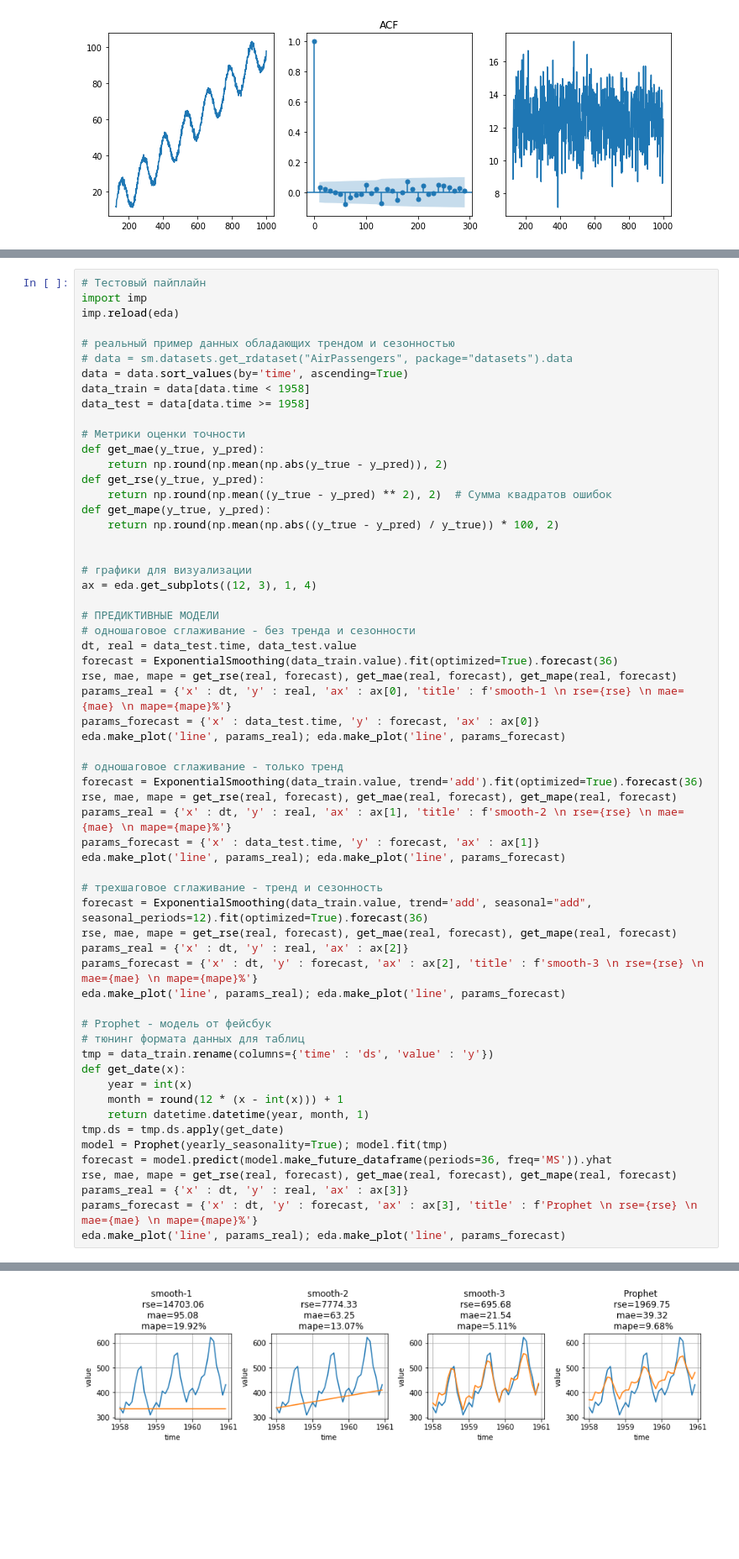
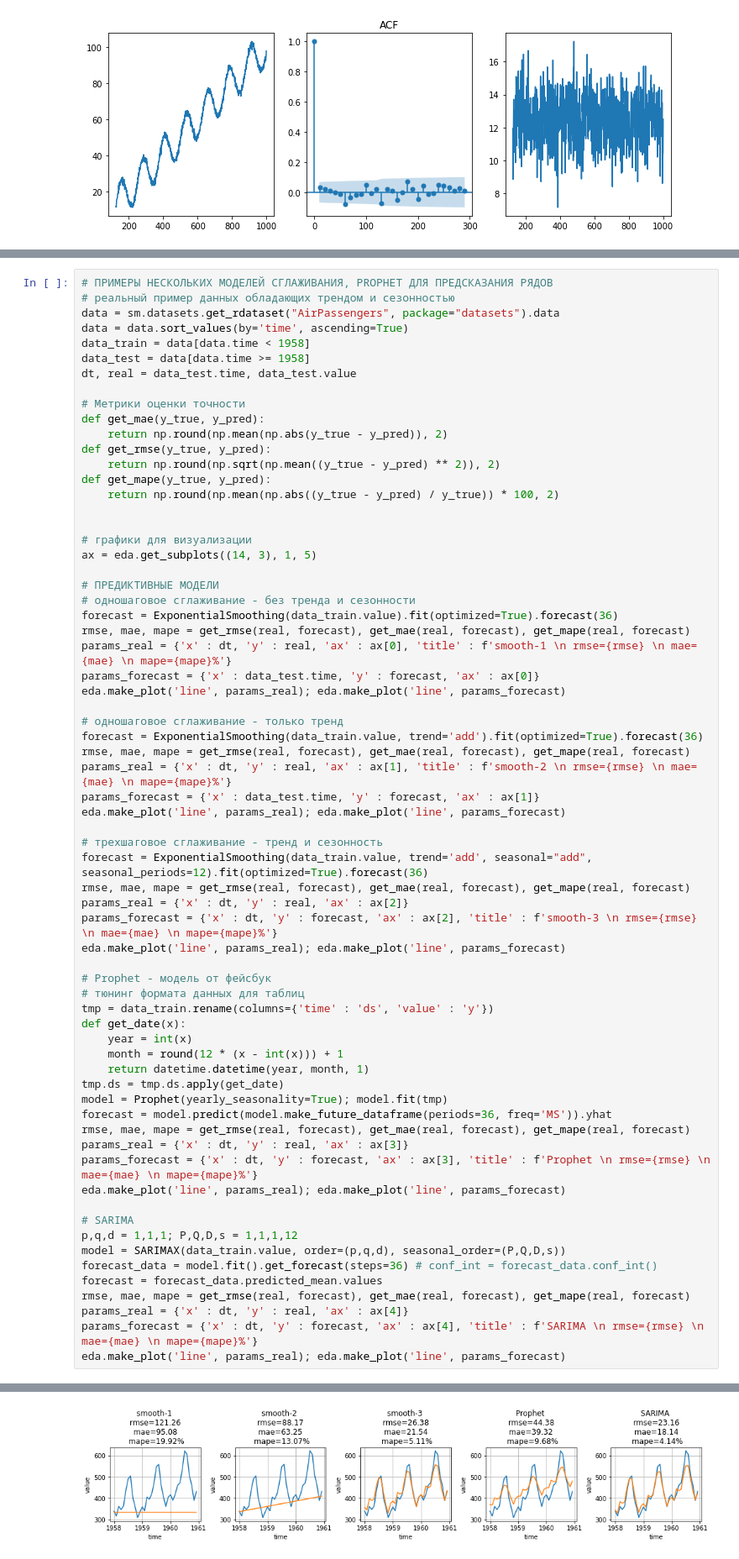
Before and after one commit to gavrevnik/analytics_tools, a Jupyter notebook: Time Series.ipynb, the cells around one changed output, grey strips where cells are left out. Shown at 84% size. Drawn from its saved outputs; the diff is of its cells as text; blank space fills up the shorter version.

```diff
--- a/Time Series.ipynb
+++ b/Time Series.ipynb
@@ -288,49 +360,46 @@ plt.grid()
 # %% [output]
 [figure]
 # %%
-# Тестовый пайплайн
-import imp
-imp.reload(eda)
-
+# ПРИМЕРЫ НЕСКОЛЬКИХ МОДЕЛЕЙ СГЛАЖИВАНИЯ, PROPHET ДЛЯ ПРЕДСКАЗАНИЯ РЯДОВ
 # реальный пример данных обладающих трендом и сезонностью
-# data = sm.datasets.get_rdataset("AirPassengers", package="datasets").data
+data = sm.datasets.get_rdataset("AirPassengers", package="datasets").data
 data = data.sort_values(by='time', ascending=True)
 data_train = data[data.time < 1958]
 data_test = data[data.time >= 1958]
+dt, real = data_test.time, data_test.value
 
 # Метрики оценки точности
 def get_mae(y_true, y_pred):
     return np.round(np.mean(np.abs(y_true - y_pred)), 2)
-def get_rse(y_true, y_pred):
-    return np.round(np.mean((y_true - y_pred) ** 2), 2)  # Сумма квадратов ошибок
+def get_rmse(y_true, y_pred):
+    return np.round(np.sqrt(np.mean((y_true - y_pred) ** 2)), 2)
 def get_mape(y_true, y_pred):
     return np.round(np.mean(np.abs((y_true - y_pred) / y_true)) * 100, 2)
 
 
 # графики для визуализации
-ax = eda.get_subplots((12, 3), 1, 4)
+ax = eda.get_subplots((14, 3), 1, 5)
 
 # ПРЕДИКТИВНЫЕ МОДЕЛИ
 # одношаговое сглаживание - без тренда и сезонности
-dt, real = data_test.time, data_test.value
 forecast = ExponentialSmoothing(data_train.value).fit(optimized=True).forecast(36)
-rse, mae, mape = get_rse(real, forecast), get_mae(real, forecast), get_mape(real, forecast)
-params_real = {'x' : dt, 'y' : real, 'ax' : ax[0], 'title' : f'smooth-1 \n rse={rse} \n mae={mae} \n mape={mape}%'}
+rmse, mae, mape = get_rmse(real, forecast), get_mae(real, forecast), get_mape(real, forecast)
+params_real = {'x' : dt, 'y' : real, 'ax' : ax[0], 'title' : f'smooth-1 \n rmse={rmse} \n mae={mae} \n mape={mape}%'}
 params_forecast = {'x' : data_test.time, 'y' : forecast, 'ax' : ax[0]}
 eda.make_plot('line', params_real); eda.make_plot('line', params_forecast)
 
 # одношаговое сглаживание - только тренд
 forecast = ExponentialSmoothing(data_train.value, trend='add').fit(optimized=True).forecast(36)
-rse, mae, mape = get_rse(real, forecast), get_mae(real, forecast), get_mape(real, forecast)
-params_real = {'x' : dt, 'y' : real, 'ax' : ax[1], 'title' : f'smooth-2 \n rse={rse} \n mae={mae} \n mape={mape}%'}
+rmse, mae, mape = get_rmse(real, forecast), get_mae(real, forecast), get_mape(real, forecast)
+params_real = {'x' : dt, 'y' : real, 'ax' : ax[1], 'title' : f'smooth-2 \n rmse={rmse} \n mae={mae} \n mape={mape}%'}
 params_forecast = {'x' : data_test.time, 'y' : forecast, 'ax' : ax[1]}
 eda.make_plot('line', params_real); eda.make_plot('line', params_forecast)
 
 # трехшаговое сглаживание - тренд и сезонность
 forecast = ExponentialSmoothing(data_train.value, trend='add', seasonal="add", seasonal_periods=12).fit(optimized=True).forecast(36)
-rse, mae, mape = get_rse(real, forecast), get_mae(real, forecast), get_mape(real, forecast)
+rmse, mae, mape = get_rmse(real, forecast), get_mae(real, forecast), get_mape(real, forecast)
 params_real = {'x' : dt, 'y' : real, 'ax' : ax[2]}
-params_forecast = {'x' : dt, 'y' : forecast, 'ax' : ax[2], 'title' : f'smooth-3 \n rse={rse} \n mae={mae} \n mape={mape}%'}
+params_forecast = {'x' : dt, 'y' : forecast, 'ax' : ax[2], 'title' : f'smooth-3 \n rmse={rmse} \n mae={mae} \n mape={mape}%'}
 eda.make_plot('line', params_real); eda.make_plot('line', params_forecast)
 
 # Prophet - модель от фейсбук
@@ -343,8 +412,18 @@ def get_date(x):
 tmp.ds = tmp.ds.apply(get_date)
 model = Prophet(yearly_seasonality=True); model.fit(tmp)
 forecast = model.predict(model.make_future_dataframe(periods=36, freq='MS')).yhat
-rse, mae, mape = get_rse(real, forecast), get_mae(real, forecast), get_mape(real, forecast)
+rmse, mae, mape = get_rmse(real, forecast), get_mae(real, forecast), get_mape(real, forecast)
 params_real = {'x' : dt, 'y' : real, 'ax' : ax[3]}
-params_forecast = {'x' : dt, 'y' : forecast, 'ax' : ax[3], 'title' : f'Prophet \n rse={rse} \n mae={mae} \n mape={mape}%'}
+params_forecast = {'x' : dt, 'y' : forecast, 'ax' : ax[3], 'title' : f'Prophet \n rmse={rmse} \n mae={mae} \n mape={mape}%'}
 eda.make_plot('line', params_real); eda.make_plot('line', params_forecast)
+
+# SARIMA
+p,q,d = 1,1,1; P,Q,D,s = 1,1,1,12
+model = SARIMAX(data_train.value, order=(p,q,d), seasonal_order=(P,Q,D,s))
+forecast_data = model.fit().get_forecast(steps=36) # conf_int = forecast_data.conf_int()
+forecast = forecast_data.predicted_mean.values
+rmse, mae, mape = get_rmse(real, forecast), get_mae(real, forecast), get_mape(real, forecast)
+params_real = {'x' : dt, 'y' : real, 'ax' : ax[4]}
+params_forecast = {'x' : dt, 'y' : forecast, 'ax' : ax[4], 'title' : f'SARIMA \n rmse={rmse} \n mae={mae} \n mape={mape}%'}
+eda.make_plot('line', params_real); eda.make_plot('line', params_forecast)
 # %% [output]
@@ -353 +432 @@ eda.make_plot('line', params_real); eda.make_plot('line', params_forecast)
-[figure, old version]
+[figure, new version]
```
Also changed, not shown: parts of 10 cells of this notebook.
